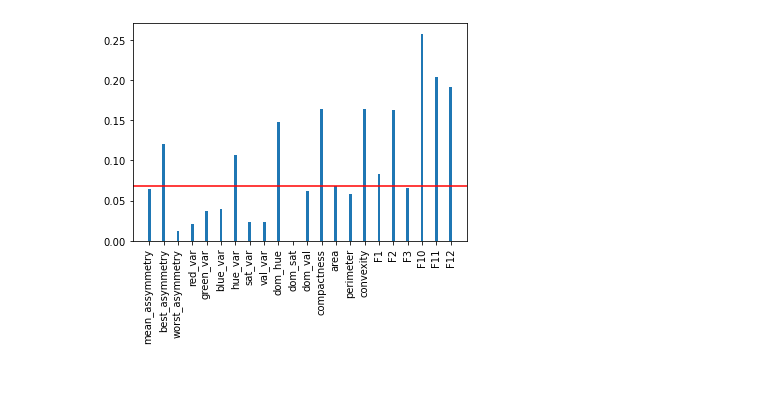
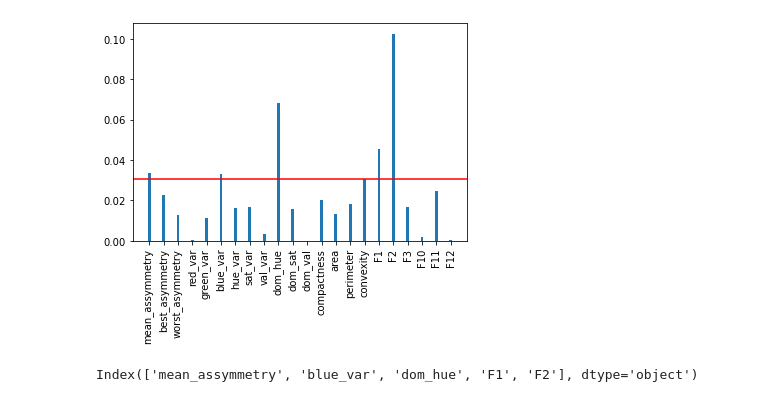
Before and after one commit to julielhagen/First-Year-Project, a Jupyter notebook: pyScripts/Feature selection.ipynb, the cells around one changed output. Cells and saved outputs as stored; diff of their text form; code cells hidden in the pictures.

```diff
--- a/pyScripts/Feature selection.ipynb
+++ b/pyScripts/Feature selection.ipynb
@@ -17,19 +22,20 @@ df_mask = df['mask'] == 1
 df = df.loc[df_mask]
 
 # Extract labels for images
-labels = list(df['diagnostic'])
+labels = df['diagnostic']
+
+X=df_features[feature_names]
+y = (labels == 'BCC') | (labels == 'SCC') | (labels == 'MEL')
 # %%
 feature_names = ['mean_assymmetry', 'best_asymmetry', 'worst_asymmetry', 'red_var', 'green_var', \
      'blue_var', 'hue_var', 'sat_var', 'val_var', 'dom_hue', 'dom_sat', 'dom_val', \
      'compactness', 'area', 'perimeter', 'convexity', 'F1', 'F2', 'F3', 'F10', 'F11', 'F12']
-# %%
-X_train , X_test, y_train, y_test = train_test_split(df_features[feature_names], labels, test_size = 0.20, random_state = 42)
 # %%
-feature_selector = feature_selector(X_train, y_train, 10)
+feature_selector = train_feature_selector(X,y,5)
 scores = feature_scores(feature_selector)
 # %%
 scores_sorted = np.sort(scores)[::-1]
-threshold = scores_sorted[10]
+threshold = scores_sorted[5]
 # %%
 def plot_feature_scores(scores, X_train):
     # Get no. of features
@@ -41,6 +47,10 @@ def plot_feature_scores(scores, X_train):
     plt.axhline(y=threshold, color='r')
     plt.show()
 # %%
-plot_feature_scores(scores, X_train)
+plot_feature_scores(scores, X)
 # %% [output]
-[figure, old version]
+[figure, new version]
+# %%
+df_features[feature_names].columns[scores > threshold]
+# %% [output]
+Index(['mean_assymmetry', 'blue_var', 'dom_hue', 'F1', 'F2'], dtype='object')
```
Also changed, not shown: parts of 10 cells of this notebook, 5 other files.
